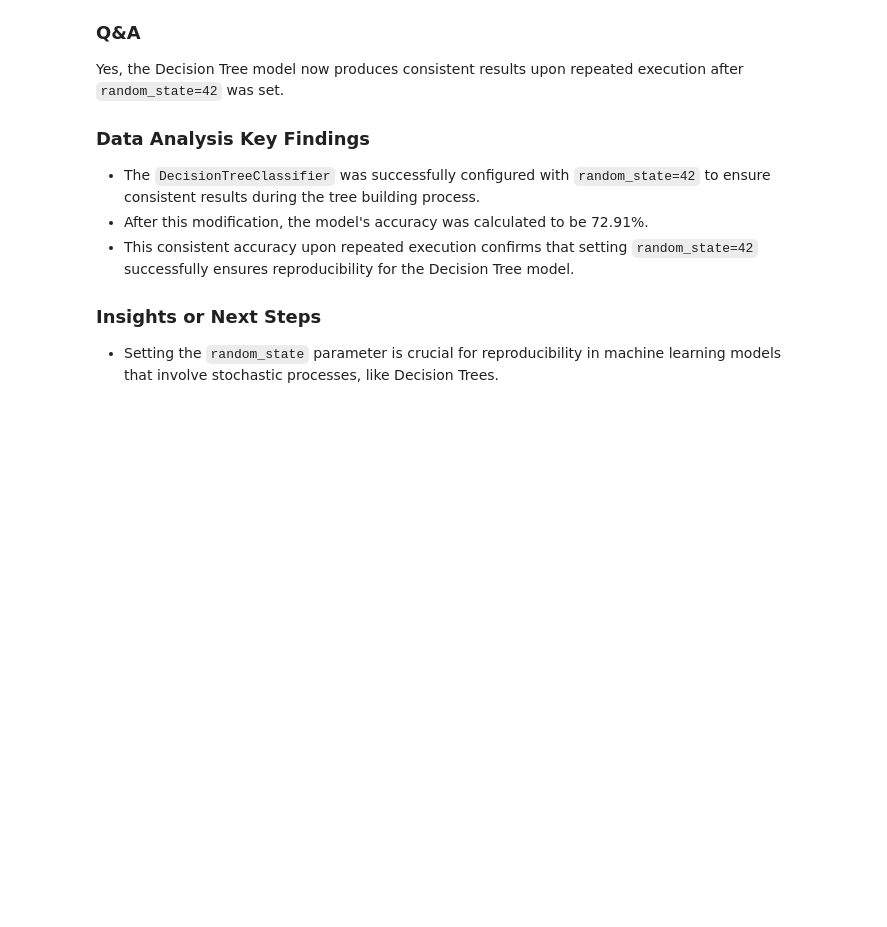
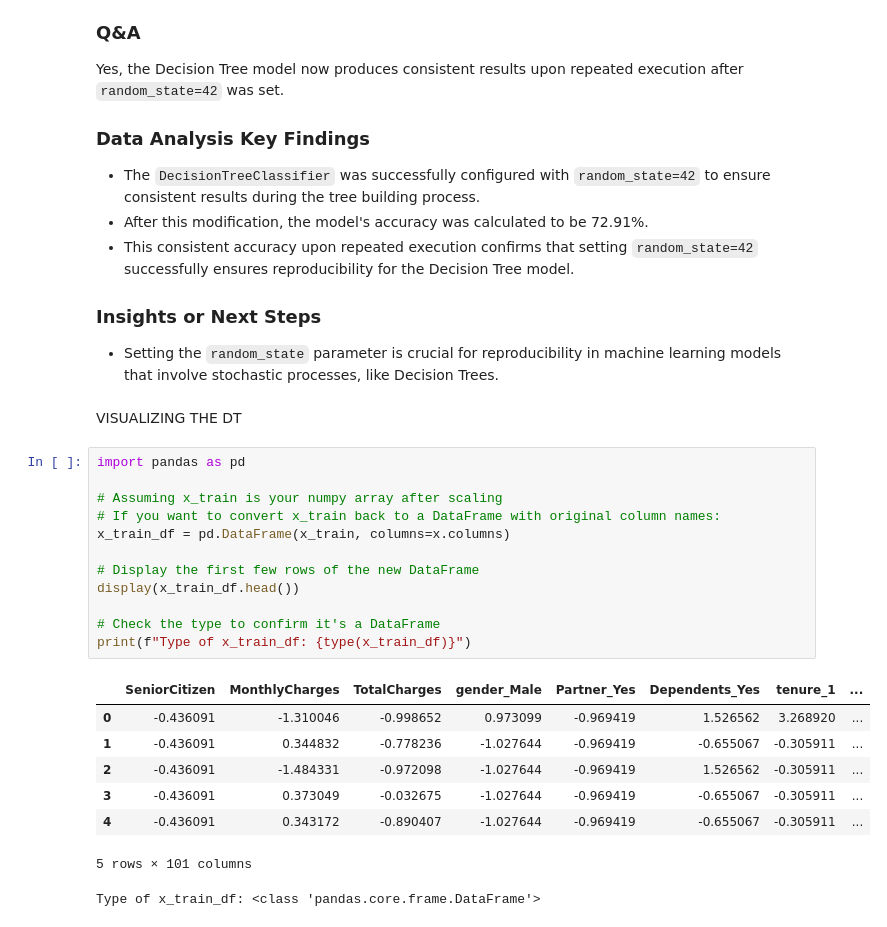
Before and after one commit to Ritesh-panda/datascience-learnings, a Jupyter notebook: DT_classifier.ipynb, the cells around one changed output. Drawn from its saved outputs; the diff is of its cells as text; blank space fills up the shorter version.

```diff
--- a/DT_classifier.ipynb
+++ b/DT_classifier.ipynb
@@ -214,3 +214,26 @@ Yes, the Decision Tree model now produces consistent results upon repeated execu
 
 ### Insights or Next Steps
 *   Setting the `random_state` parameter is crucial for reproducibility in machine learning models that involve stochastic processes, like Decision Trees.
+# %% [markdown]
+VISUALIZING THE DT
+# %%
+import pandas as pd
+
+# Assuming x_train is your numpy array after scaling
+# If you want to convert x_train back to a DataFrame with original column names:
+x_train_df = pd.DataFrame(x_train, columns=x.columns)
+
+# Display the first few rows of the new DataFrame
+display(x_train_df.head())
+
+# Check the type to confirm it's a DataFrame
+print(f"Type of x_train_df: {type(x_train_df)}")
+# %% [output]
+|  | SeniorCitizen | MonthlyCharges | TotalCharges | gender_Male | Partner_Yes | Dependents_Yes | tenure_1 | ... |
+| 0 | -0.436091 | -1.310046 | -0.998652 | 0.973099 | -0.969419 | 1.526562 | 3.268920 | ... |
+| 1 | -0.436091 | 0.344832 | -0.778236 | -1.027644 | -0.969419 | -0.655067 | -0.305911 | ... |
+| 2 | -0.436091 | -1.484331 | -0.972098 | -1.027644 | -0.969419 | 1.526562 | -0.305911 | ... |
+| 3 | -0.436091 | 0.373049 | -0.032675 | -1.027644 | -0.969419 | -0.655067 | -0.305911 | ... |
+| 4 | -0.436091 | 0.343172 | -0.890407 | -1.027644 | -0.969419 | -0.655067 | -0.305911 | ... |
+5 rows × 101 columns
+Type of x_train_df: <class 'pandas.core.frame.DataFrame'>
```
Also changed, not shown: parts of 8 cells of this notebook.
